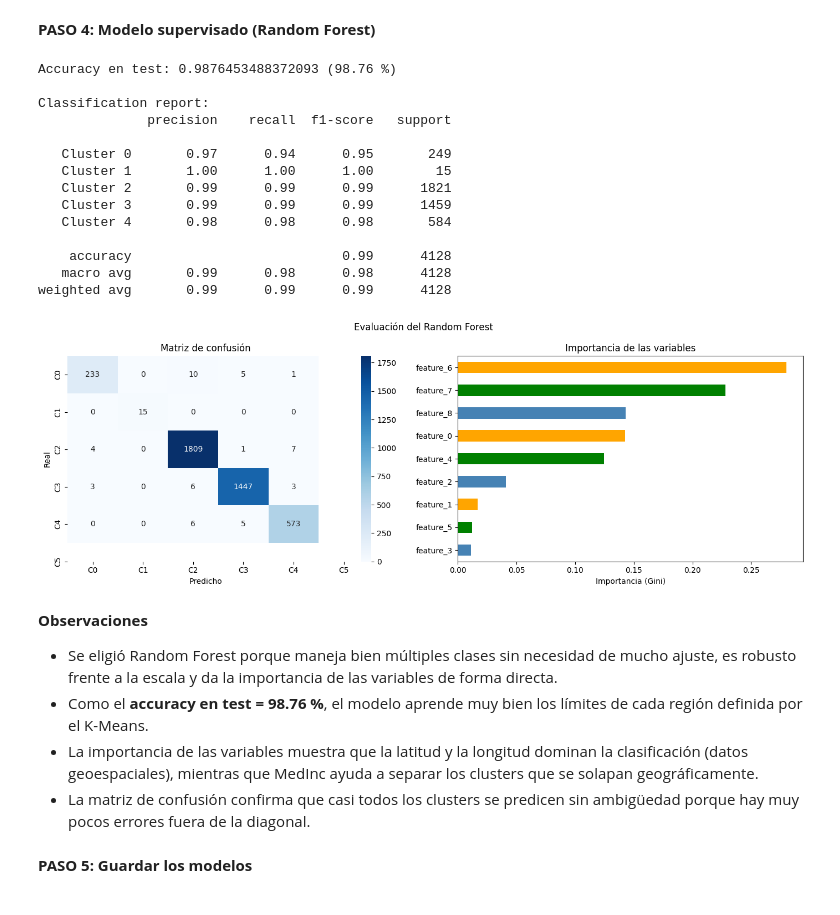
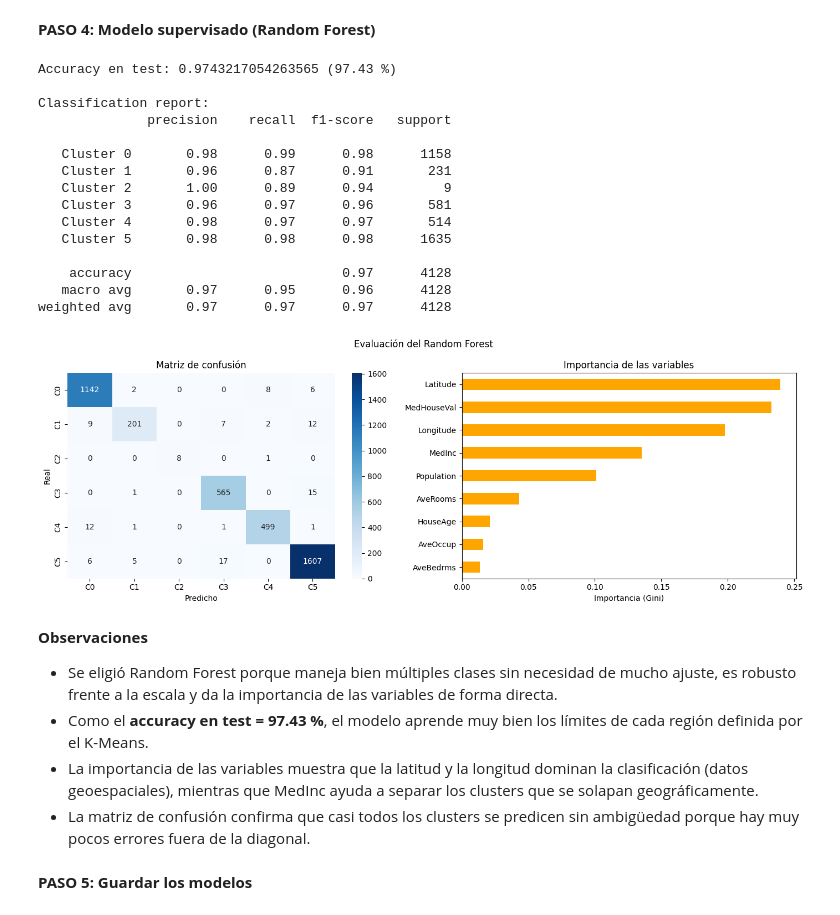
Before and after one commit to 4GeeksAcademy/alemantellini-machine-learning, a Jupyter notebook: src/09-k-means-housing.ipynb, the cells around one changed output. Saved outputs shown, nothing was run; the diff lists cells and outputs as text; code cells hidden in the pictures.

```diff
--- a/src/09-k-means-housing.ipynb
+++ b/src/09-k-means-housing.ipynb
@@ -46,3 +46,7 @@ Estadísticas descriptivas:
 | 50% | 3.534800 | 29.000000 | 5.229129 | 1.048780 | 1166.000000 | 2.818116 | 34.260000 | -118.490000 | 1.797000 |
 | 75% | 4.743250 | 37.000000 | 6.052381 | 1.099526 | 1725.000000 | 3.282261 | 37.710000 | -118.010000 | 2.647250 |
 | max | 15.000100 | 52.000000 | 141.909091 | 34.066667 | 35682.000000 | 1243.333333 | 41.950000 | -114.310000 | 5.000010 |
+# %%
+# Eliminar outliers
+df = df[df["AveOccup"] < 100].copy()
+print(f"Filas tras limpiar: {len(df)}")
@@ -121,7 +127,7 @@ cluster
 Name: count, dtype: int64
 # %%
 # Gráfico de dispersión — Train coloreado por cluster
-colors = ["red", "green", "yellow", "steelblue", "purple", "orange"]
+colors = ["green", "red", "yellow", "steelblue", "purple", "orange"]
 
 fig, ax = plt.subplots(figsize=(11, 7))
 fig.suptitle("Clusters del K-Means en el conjunto de train\n"
@@ -204,49 +211,49 @@ accuracy = accuracy_score(y_test, y_pred)
 
 print(f"Accuracy en test: {accuracy} ({accuracy*100:.2f} %)\n")
 print("Classification report:")
-print(classification_report(y_test, y_pred, target_names=[f"Cluster {i}" for i in range(5)]))
+print(classification_report(y_test, y_pred, target_names=[f"Cluster {i}" for i in range(6)]))
 # %% [output]
-Accuracy en test: 0.9876453488372093 (98.76 %)
+Accuracy en test: 0.9743217054263565 (97.43 %)
 
 Classification report:
               precision    recall  f1-score   support
 
-   Cluster 0       0.97      0.94      0.95       249
-   Cluster 1       1.00      1.00      1.00        15
-   Cluster 2       0.99      0.99      0.99      1821
-   Cluster 3       0.99      0.99      0.99      1459
-   Cluster 4       0.98      0.98      0.98       584
+   Cluster 0       0.98      0.99      0.98      1158
+   Cluster 1       0.96      0.87      0.91       231
+   Cluster 2       1.00      0.89      0.94         9
+   Cluster 3       0.96      0.97      0.96       581
+   Cluster 4       0.98      0.97      0.97       514
+   Cluster 5       0.98      0.98      0.98      1635
 
-    accuracy                           0.99      4128
-   macro avg       0.99      0.98      0.98      4128
-weighted avg       0.99      0.99      0.99      4128
+    accuracy                           0.97      4128
+   macro avg       0.97      0.95      0.96      4128
+weighted avg       0.97      0.97      0.97      4128
 # %%
 # Matriz de confusión
 cm = confusion_matrix(y_test, y_pred)
 fig, axes = plt.subplots(1, 2, figsize=(14, 5))
 fig.suptitle("Evaluación del Random Forest")
 
 sns.heatmap(cm, annot=True, fmt="d", cmap="Blues",
             xticklabels=[f"C{i}" for i in range(6)],
             yticklabels=[f"C{i}" for i in range(6)], ax=axes[0])
 axes[0].set_title("Matriz de confusión")
 axes[0].set_xlabel("Predicho"); axes[0].set_ylabel("Real")
 
 # Importancia de las variables
-feature_names = [f"feature_{i}" for i in range(len(rf.feature_importances_))]
+feature_names = X_train.drop(columns=["cluster"]).columns.tolist()
 feat_imp = pd.Series(rf.feature_importances_, index=feature_names).sort_values()
-feat_imp.plot(kind="barh", color=["steelblue", "green", "orange"], ax=axes[1])
+feat_imp.plot(kind="barh", color="orange", ax=axes[1])  # un solo color para todas
 axes[1].set_title("Importancia de las variables")
 axes[1].set_xlabel("Importancia (Gini)")
-
 plt.tight_layout()
 plt.show()
 # %% [output]
-[figure, old version]
+[figure, new version]
 # %% [markdown]
 **Observaciones**
 - Se eligió Random Forest porque maneja bien múltiples clases sin necesidad de mucho ajuste, es robusto frente a la escala y da la importancia de las variables de forma directa.
-- Como el **accuracy en test = 98.76 %**, el modelo aprende muy bien los límites de cada región definida por el K-Means.
+- Como el **accuracy en test = 97.43 %**, el modelo aprende muy bien los límites de cada región definida por el K-Means.
 - La importancia de las variables muestra que la latitud y la longitud dominan la clasificación (datos geoespaciales), mientras que MedInc ayuda a separar los clusters que se solapan geográficamente.
 - La matriz de confusión confirma que casi todos los clusters se predicen sin ambigüedad porque hay muy pocos errores fuera de la diagonal.
 # %% [markdown]
```
Also changed, not shown: parts of 8 cells of this notebook, 3 other files.
